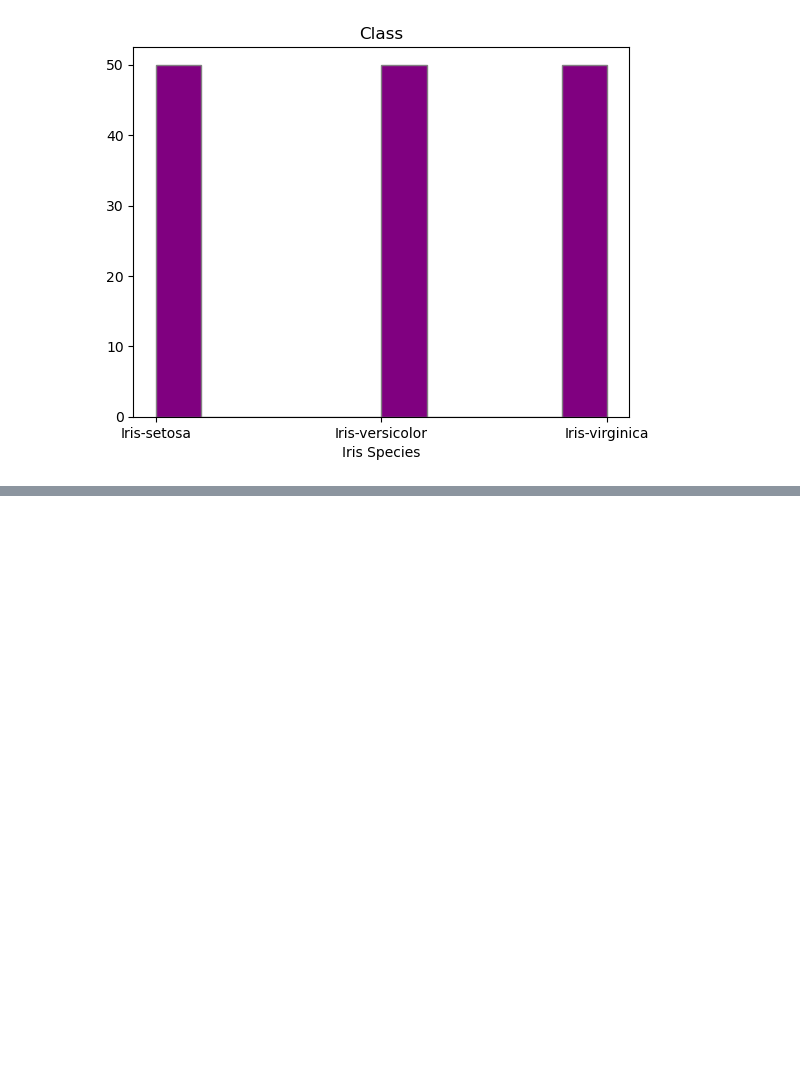
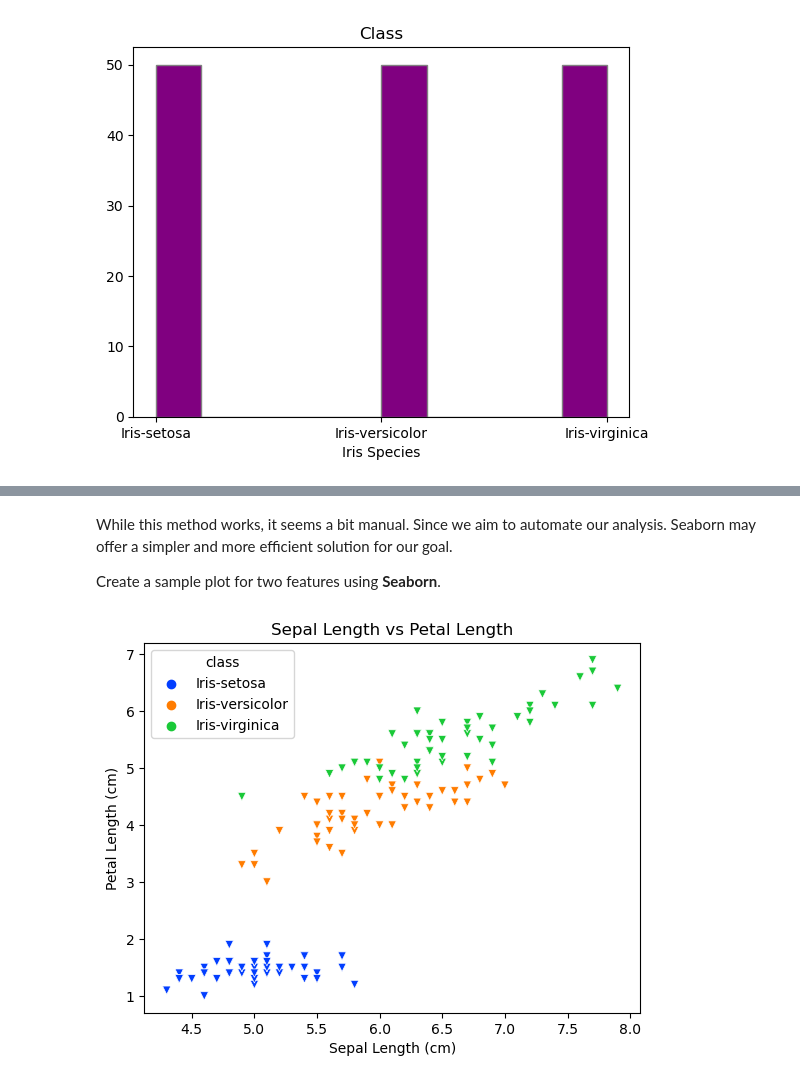
Before and after one commit to Oksyyy/pands-project, a Jupyter notebook: project.ipynb, the cells around one changed output, grey strips where cells are left out. Saved outputs shown, nothing was run; the diff lists cells and outputs as text; code cells hidden in the pictures; blank space fills up the shorter version.

```diff
--- a/project.ipynb
+++ b/project.ipynb
@@ -420,0 +487,24 @@ The following resources have been used to construct the summary stats function:
+# %% [markdown]
+While this method works, it seems a bit manual. Since we aim to automate our analysis. Seaborn may offer a simpler and more efficient solution for our goal.
+
+Create a sample plot for two features using **Seaborn**.
+# %%
+# Explore Sepal Length and Petal Length relationship
+# Using Seaborn library create a scatter plot
+# Pass iris_df dataframe, x & y values (sepal_length and petal_length)
+# "hue" argument automatically assigns distinct colors to each class by bapping the argument to the class column
+# "marker" v sets values figures to triangles (optional parameter)
+
+sns.scatterplot(data=iris_df, x='sepal_length', y='petal_length', hue='class', marker='v')
+
+# Set axes labels
+plt.xlabel('Sepal Length (cm)')
+plt.ylabel('Petal Length (cm)')
+
+# Add title
+plt.title('Sepal Length vs Petal Length')
+
+# Show the plot
+plt.show()
+# %% [output]
+[figure, added]
```
Also changed, not shown: parts of 22 cells of this notebook, 5 other files.
